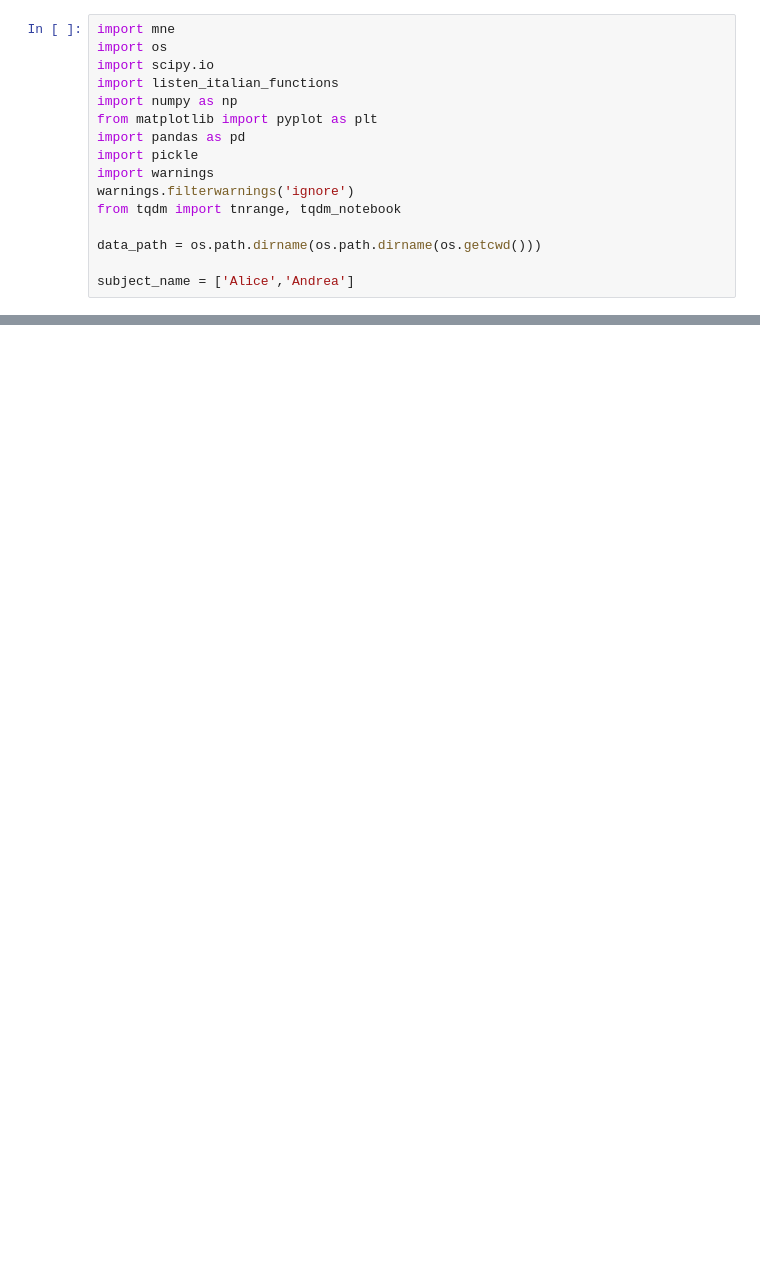
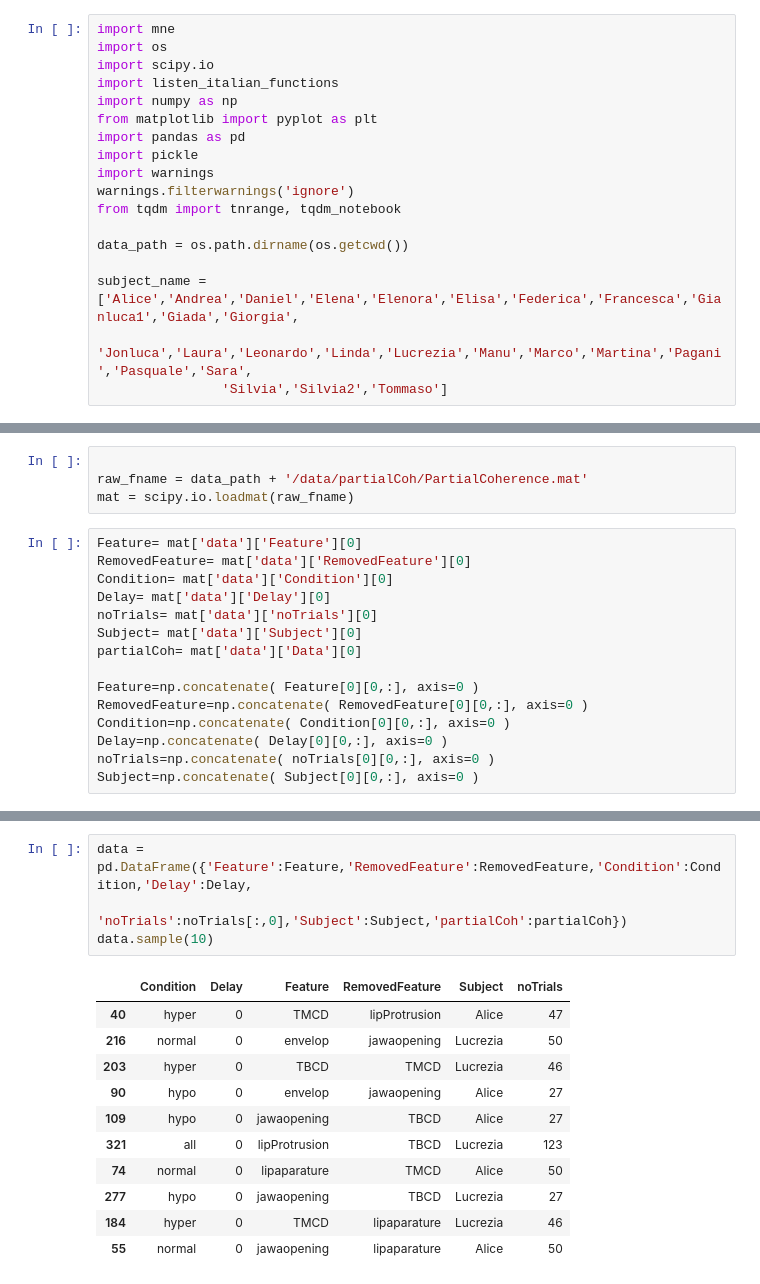
Before and after one commit to sankar-mukherjee/entrainment_python, a Jupyter notebook: partialCoherence.ipynb, the cells around one changed output, grey strips where cells are left out. Cells and saved outputs as stored; diff of their text form; blank space fills up the shorter version.

```diff
--- a/partialCoherence.ipynb
+++ b/partialCoherence.ipynb
@@ -11,6 +11,8 @@ import warnings
 warnings.filterwarnings('ignore')
 from tqdm import tnrange, tqdm_notebook
 
-data_path = os.path.dirname(os.path.dirname(os.getcwd()))
+data_path = os.path.dirname(os.getcwd())
 
-subject_name = ['Alice','Andrea']
+subject_name = ['Alice','Andrea','Daniel','Elena','Elenora','Elisa','Federica','Francesca','Gianluca1','Giada','Giorgia',
+                'Jonluca','Laura','Leonardo','Linda','Lucrezia','Manu','Marco','Martina','Pagani','Pasquale','Sara',
+                'Silvia','Silvia2','Tommaso']
@@ -52 +155,20 @@ Not setting metadata
+# %%
+
+raw_fname = data_path + '/data/partialCoh/PartialCoherence.mat'
+mat = scipy.io.loadmat(raw_fname)
+# %%
+Feature= mat['data']['Feature'][0]
+RemovedFeature= mat['data']['RemovedFeature'][0]
+Condition= mat['data']['Condition'][0]
+Delay= mat['data']['Delay'][0]
+noTrials= mat['data']['noTrials'][0]
+Subject= mat['data']['Subject'][0]
+partialCoh= mat['data']['Data'][0]
+
+Feature=np.concatenate( Feature[0][0,:], axis=0 )
+RemovedFeature=np.concatenate( RemovedFeature[0][0,:], axis=0 )
+Condition=np.concatenate( Condition[0][0,:], axis=0 )
+Delay=np.concatenate( Delay[0][0,:], axis=0 )
+noTrials=np.concatenate( noTrials[0][0,:], axis=0 )
+Subject=np.concatenate( Subject[0][0,:], axis=0 )
 # %%
@@ -269,0 +188,16 @@ for s in tqdm_notebook(range(0,len(subject_name)), desc='Subjects'):
+# %%
+data = pd.DataFrame({'Feature':Feature,'RemovedFeature':RemovedFeature,'Condition':Condition,'Delay':Delay,
+                     'noTrials':noTrials[:,0],'Subject':Subject,'partialCoh':partialCoh})
+data.sample(10)
+# %% [output]
+|  | Condition | Delay | Feature | RemovedFeature | Subject | noTrials |
+| 40 | hyper | 0 | TMCD | lipProtrusion | Alice | 47 |
+| 216 | normal | 0 | envelop | jawaopening | Lucrezia | 50 |
+| 203 | hyper | 0 | TBCD | TMCD | Lucrezia | 46 |
+| 90 | hypo | 0 | envelop | jawaopening | Alice | 27 |
+| 109 | hypo | 0 | jawaopening | TBCD | Alice | 27 |
+| 321 | all | 0 | lipProtrusion | TBCD | Lucrezia | 123 |
+| 74 | normal | 0 | lipaparature | TMCD | Alice | 50 |
+| 277 | hypo | 0 | jawaopening | TBCD | Lucrezia | 27 |
+| 184 | hyper | 0 | TMCD | lipaparature | Lucrezia | 46 |
+| 55 | normal | 0 | jawaopening | lipaparature | Alice | 50 |
```
Also changed, not shown: parts of 26 cells of this notebook, 5 other files.
